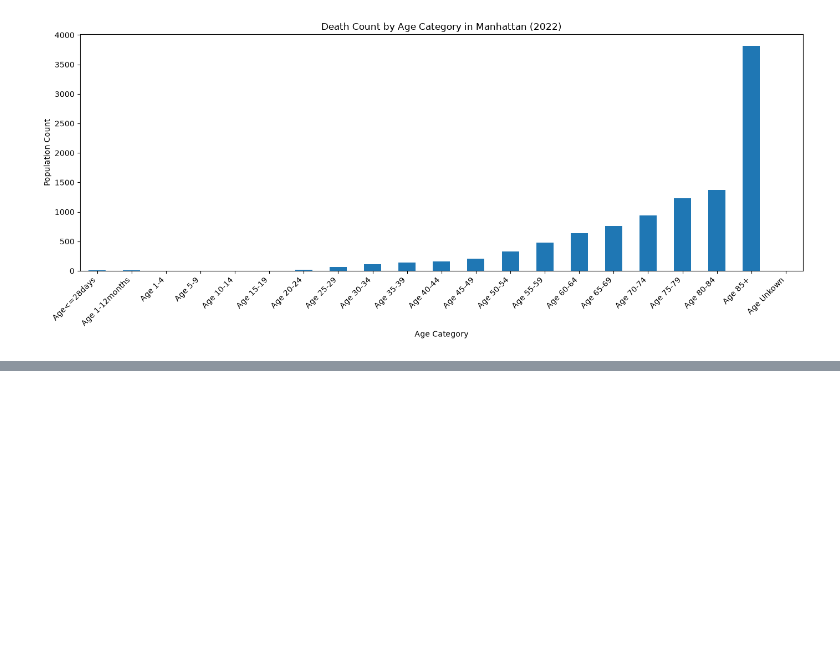
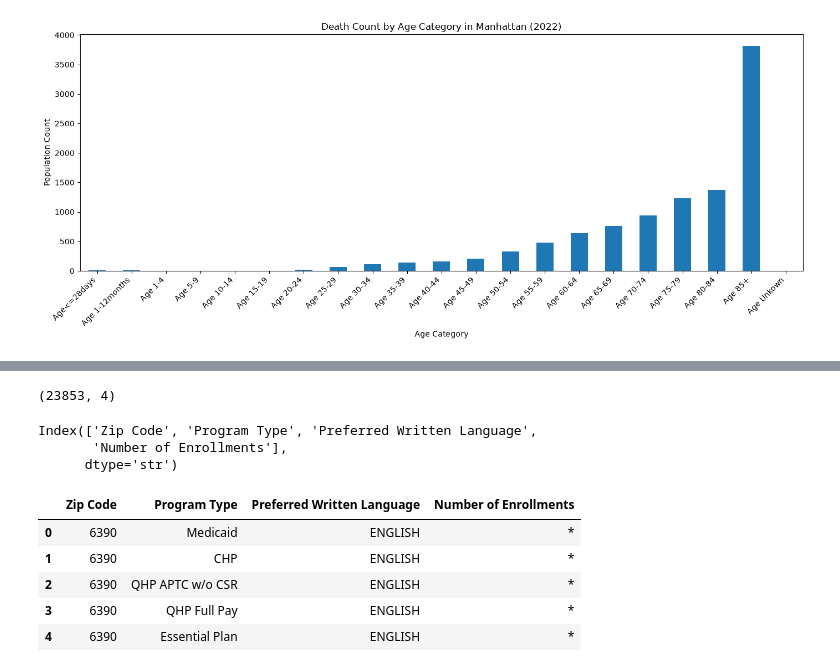
Before and after one commit to sshepa56/INFO-644, a Jupyter notebook: Week9/Week9Homework.ipynb, the cells around one changed output, grey strips where cells are left out. Drawn from its saved outputs; the diff is of its cells as text; code cells hidden in the pictures; blank space fills up the shorter version.

```diff
--- a/Week9/Week9Homework.ipynb
+++ b/Week9/Week9Homework.ipynb
@@ -170,0 +199,19 @@ plt.show()
+# %%
+df.shape
+# %% [output]
+(23853, 4)
+# %%
+df.columns
+# %% [output]
+Index(['Zip Code', 'Program Type', 'Preferred Written Language',
+       'Number of Enrollments'],
+      dtype='str')
+# %%
+df.head()
+# %% [output]
+|  | Zip Code | Program Type | Preferred Written Language | Number of Enrollments |
+| 0 | 6390 | Medicaid | ENGLISH | * |
+| 1 | 6390 | CHP | ENGLISH | * |
+| 2 | 6390 | QHP APTC w/o CSR | ENGLISH | * |
+| 3 | 6390 | QHP Full Pay | ENGLISH | * |
+| 4 | 6390 | Essential Plan | ENGLISH | * |
```
Also changed, not shown: parts of 9 cells of this notebook, 16 other files.
